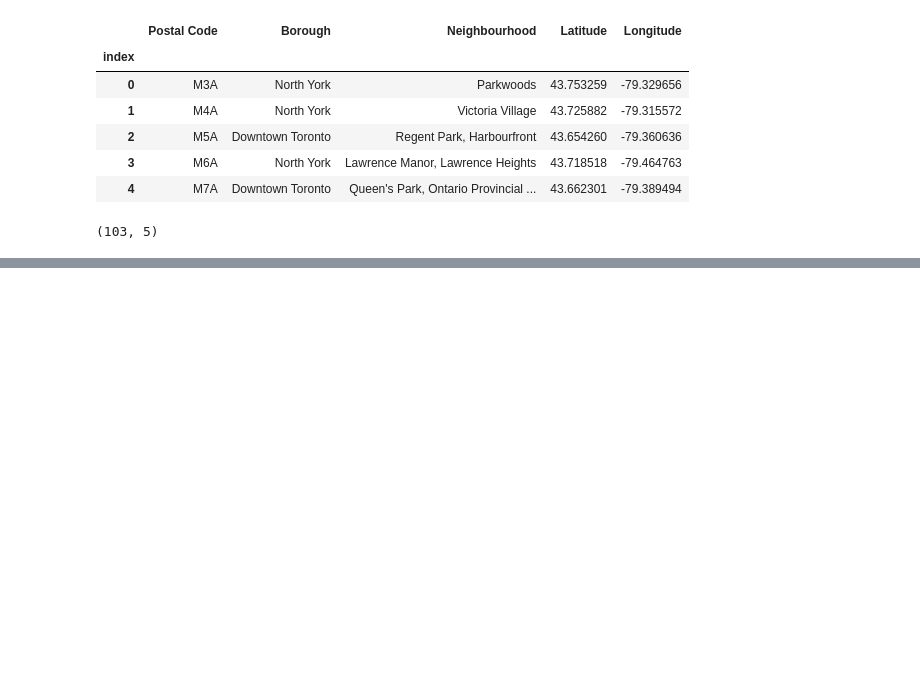
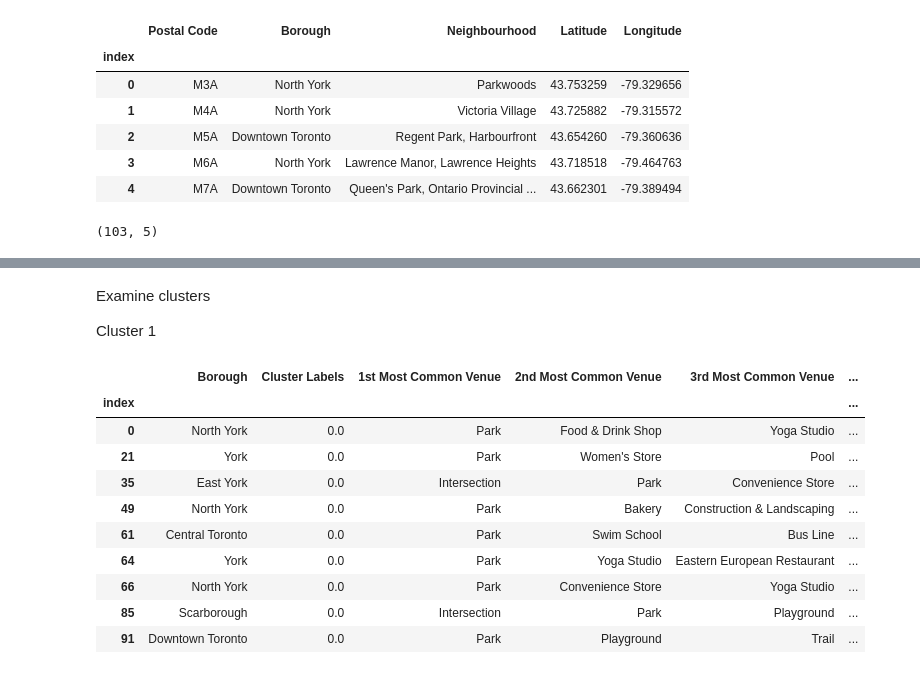
Before and after one commit to p1942588649/coursera_capstone_project, a Jupyter notebook: Segmenting and Clustering Neighborhoods in Toronto.ipynb, the cells around one changed output, grey strips where cells are left out. Drawn from its saved outputs; the diff is of its cells as text; code cells hidden in the pictures; blank space fills up the shorter version.

```diff
--- a/Segmenting and Clustering Neighborhoods in Toronto.ipynb
+++ b/Segmenting and Clustering Neighborhoods in Toronto.ipynb
@@ -181,0 +610,18 @@ df.shape
+# %% [markdown]
+Examine clusters
+
+Cluster 1
+# %%
+toronto_merged_nonan.loc[toronto_merged_nonan['Cluster Labels'] == 0, toronto_merged_nonan.columns[[1] + list(range(5, toronto_merged_nonan.shape[1]))]]
+# %% [output]
+|  | Borough | Cluster Labels | 1st Most Common Venue | 2nd Most Common Venue | 3rd Most Common Venue | ... |
+| index |  |  |  |  |  | ... |
+| 0 | North York | 0.0 | Park | Food & Drink Shop | Yoga Studio | ... |
+| 21 | York | 0.0 | Park | Women's Store | Pool | ... |
+| 35 | East York | 0.0 | Intersection | Park | Convenience Store | ... |
+| 49 | North York | 0.0 | Park | Bakery | Construction & Landscaping | ... |
+| 61 | Central Toronto | 0.0 | Park | Swim School | Bus Line | ... |
+| 64 | York | 0.0 | Park | Yoga Studio | Eastern European Restaurant | ... |
+| 66 | North York | 0.0 | Park | Convenience Store | Yoga Studio | ... |
+| 85 | Scarborough | 0.0 | Intersection | Park | Playground | ... |
+| 91 | Downtown Toronto | 0.0 | Park | Playground | Trail | ... |
```
Also changed, not shown: parts of 47 cells of this notebook.
